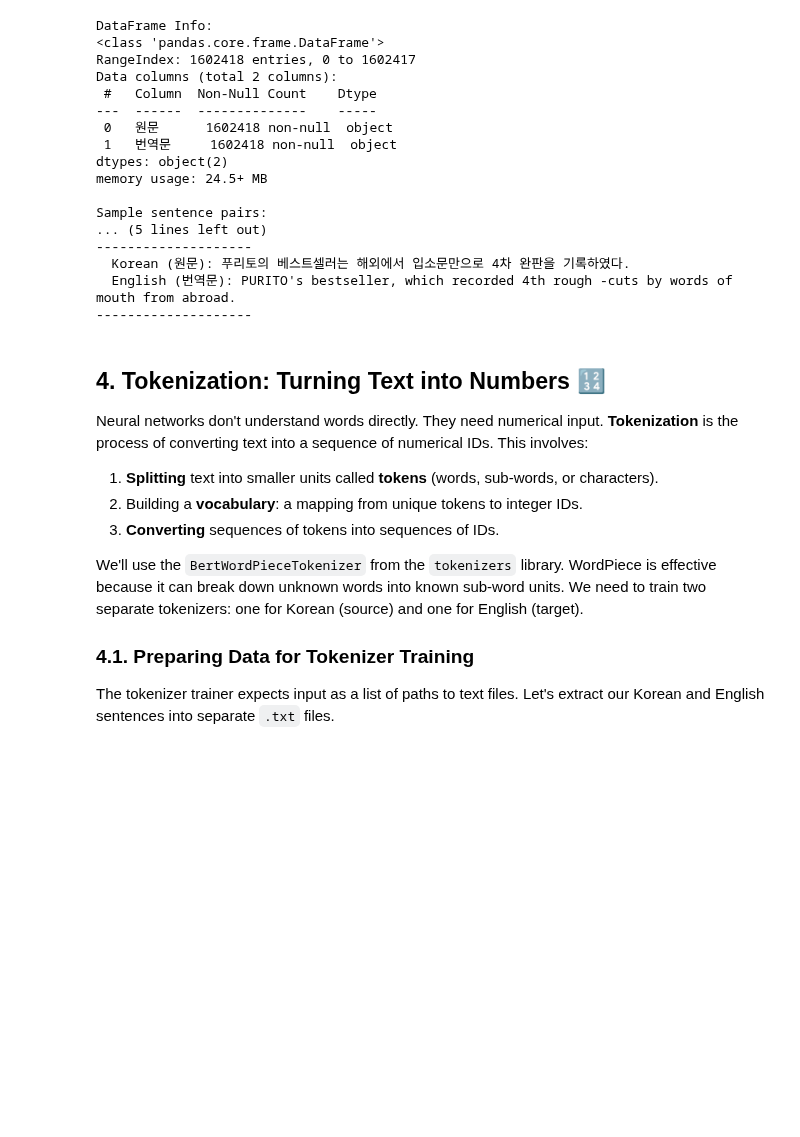
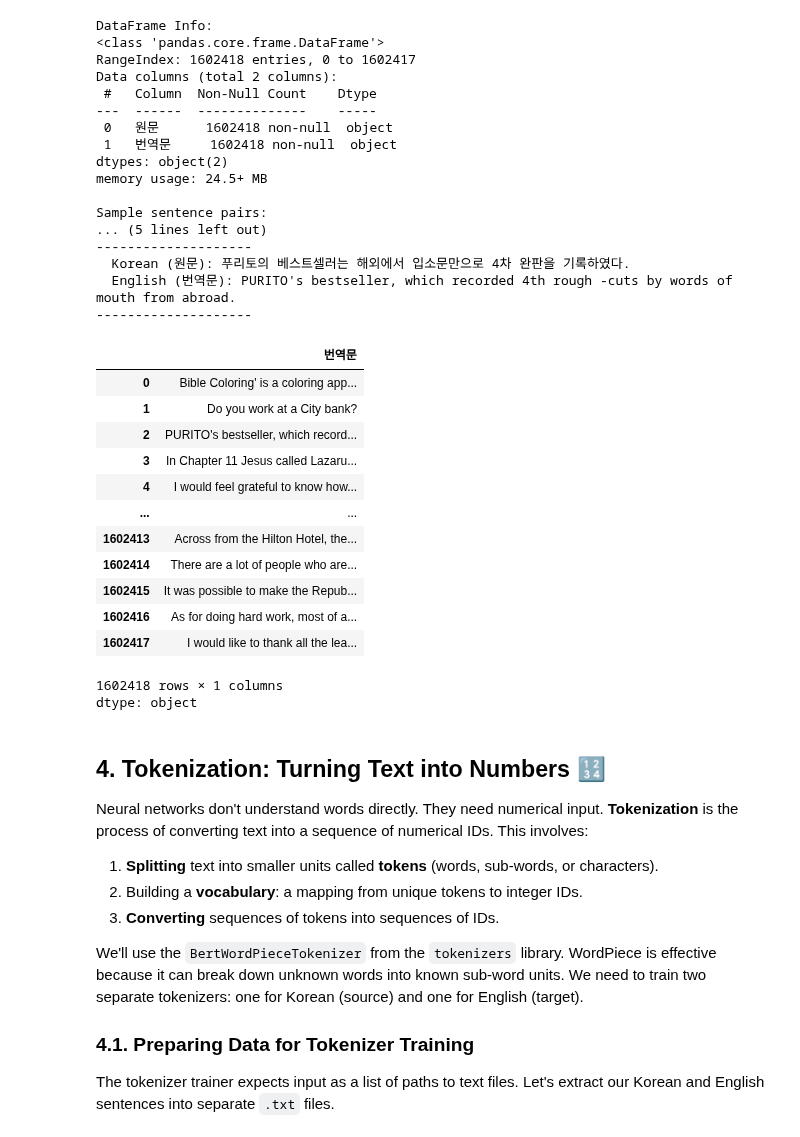
Before and after one commit to jdasam/aat3020, a Jupyter notebook: notebooks/4_machine_translation.ipynb, the cells around one changed output. Saved outputs shown, nothing was run; the diff lists cells and outputs as text; code cells hidden in the pictures; blank space fills up the shorter version.

```diff
--- a/notebooks/4_machine_translation.ipynb
+++ b/notebooks/4_machine_translation.ipynb
@@ -84,6 +82,24 @@ Sample sentence pairs:
   Korean (원문): 푸리토의 베스트셀러는 해외에서 입소문만으로 4차 완판을 기록하였다.
   English (번역문): PURITO's bestseller, which recorded 4th rough -cuts by words of mouth from abroad.
 --------------------
+# %%
+df.iloc[1]
+df['번역문']
+# %% [output]
+|  | 번역문 |
+| 0 | Bible Coloring' is a coloring app... |
+| 1 | Do you work at a City bank? |
+| 2 | PURITO's bestseller, which record... |
+| 3 | In Chapter 11 Jesus called Lazaru... |
+| 4 | I would feel grateful to know how... |
+| ... | ... |
+| 1602413 | Across from the Hilton Hotel, the... |
+| 1602414 | There are a lot of people who are... |
+| 1602415 | It was possible to make the Repub... |
+| 1602416 | As for doing hard work, most of a... |
+| 1602417 | I would like to thank all the lea... |
+1602418 rows × 1 columns
+dtype: object
 # %% [markdown]
 ## 4. Tokenization: Turning Text into Numbers 🔢
 
```
Also changed, not shown: parts of 11 cells of this notebook.
